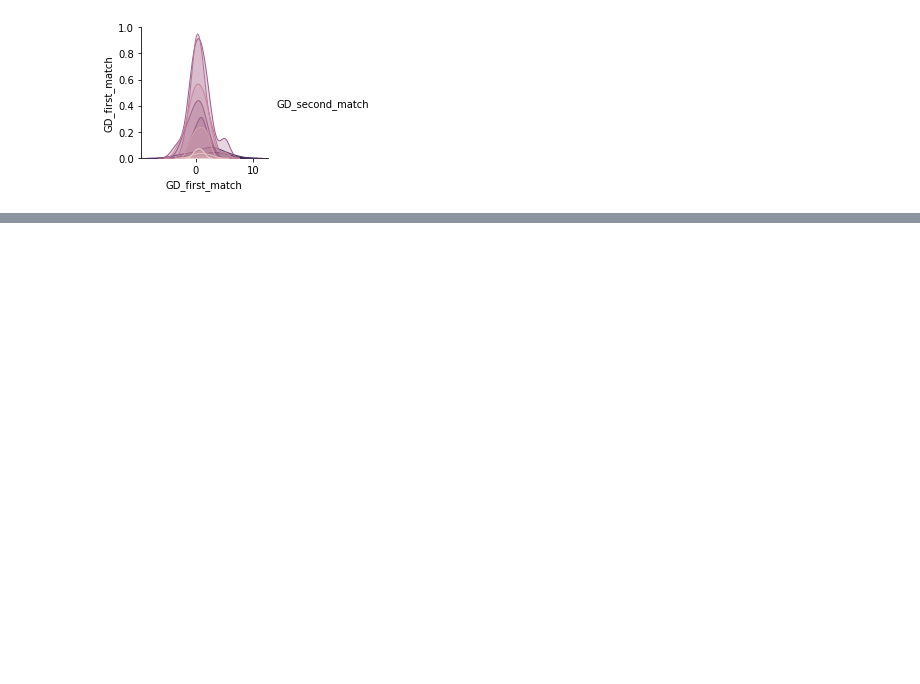
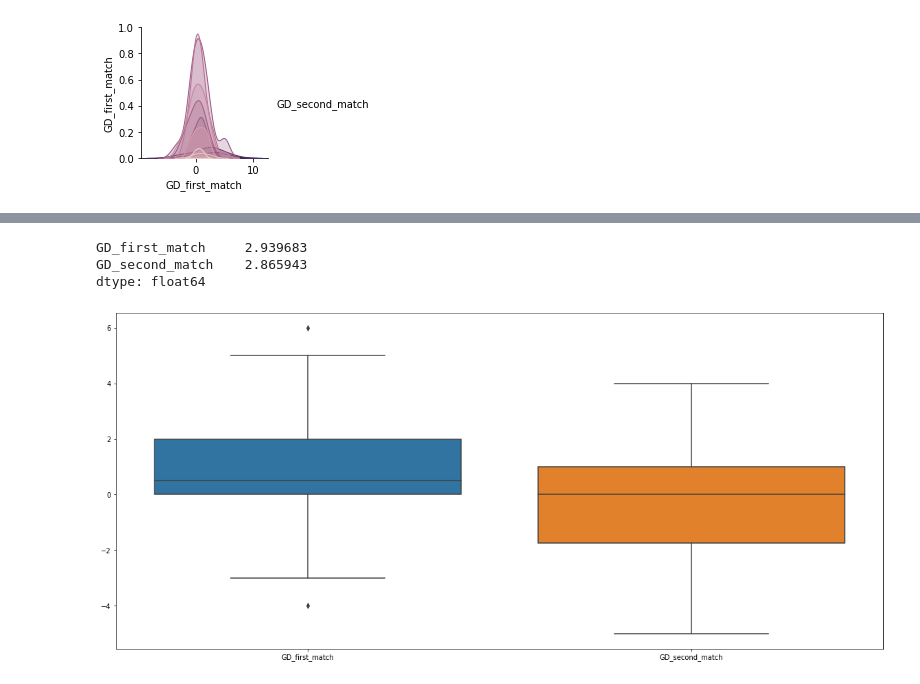
Before and after one commit to EllieBrakoniecki/Football-Match-Outcome-Prediction, a Jupyter notebook: src/match_prediction.ipynb, the cells around one changed output, grey strips where cells are left out. Drawn from its saved outputs; the diff is of its cells as text; code cells hidden in the pictures; blank space fills up the shorter version.

```diff
--- a/src/match_prediction.ipynb
+++ b/src/match_prediction.ipynb
@@ -254,0 +408,12 @@ Index: []
+# %%
+
+
+plt.figure(figsize=(20,9))
+sns.boxplot(data=last_meet_df)
+last_meet_df.mean()
+last_meet_df.var()
+# %% [output]
+GD_first_match     2.939683
+GD_second_match    2.865943
+dtype: float64
+[figure, added]
```
Also changed, not shown: parts of 9 cells of this notebook, 5 other files.
